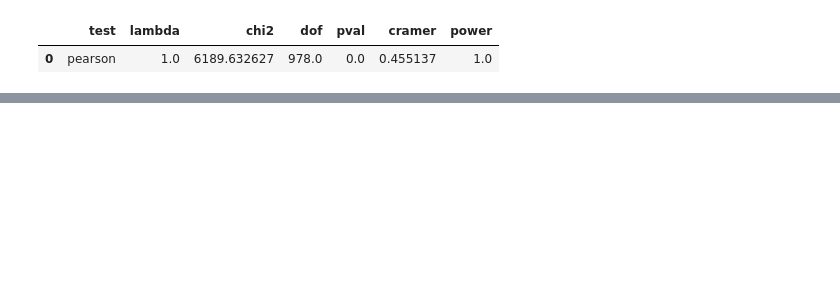
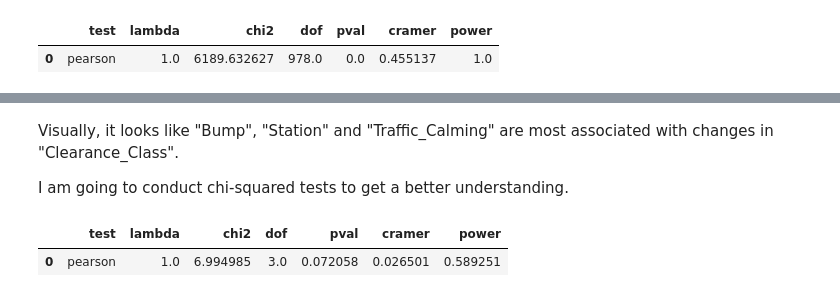
Before and after one commit to Sonya-J00/US_Accidents_ML_Project, a Jupyter notebook: jupyter_notebooks/EDA.ipynb, the cells around one changed output, grey strips where cells are left out. Drawn from its saved outputs; the diff is of its cells as text; code cells hidden in the pictures; blank space fills up the shorter version.

```diff
--- a/jupyter_notebooks/EDA.ipynb
+++ b/jupyter_notebooks/EDA.ipynb
@@ -532,0 +583,10 @@ With Cramer = 0.5, this suggests "County_Other" will have a moderate influence.
+# %% [markdown]
+Visually, it looks like "Bump", "Station" and "Traffic_Calming" are most associated with changes in "Clearance_Class".
+
+I am going to conduct chi-squared tests to get a better understanding.
+# %%
+expected, observed, stats = pg.chi2_independence(data=df, x='Amenity', y='Clearance_Class')
+stats[stats['test'] == 'pearson']
+# %% [output]
+|  | test | lambda | chi2 | dof | pval | cramer | power |
+| 0 | pearson | 1.0 | 6.994985 | 3.0 | 0.072058 | 0.026501 | 0.589251 |
```
Also changed, not shown: parts of 35 cells of this notebook.
